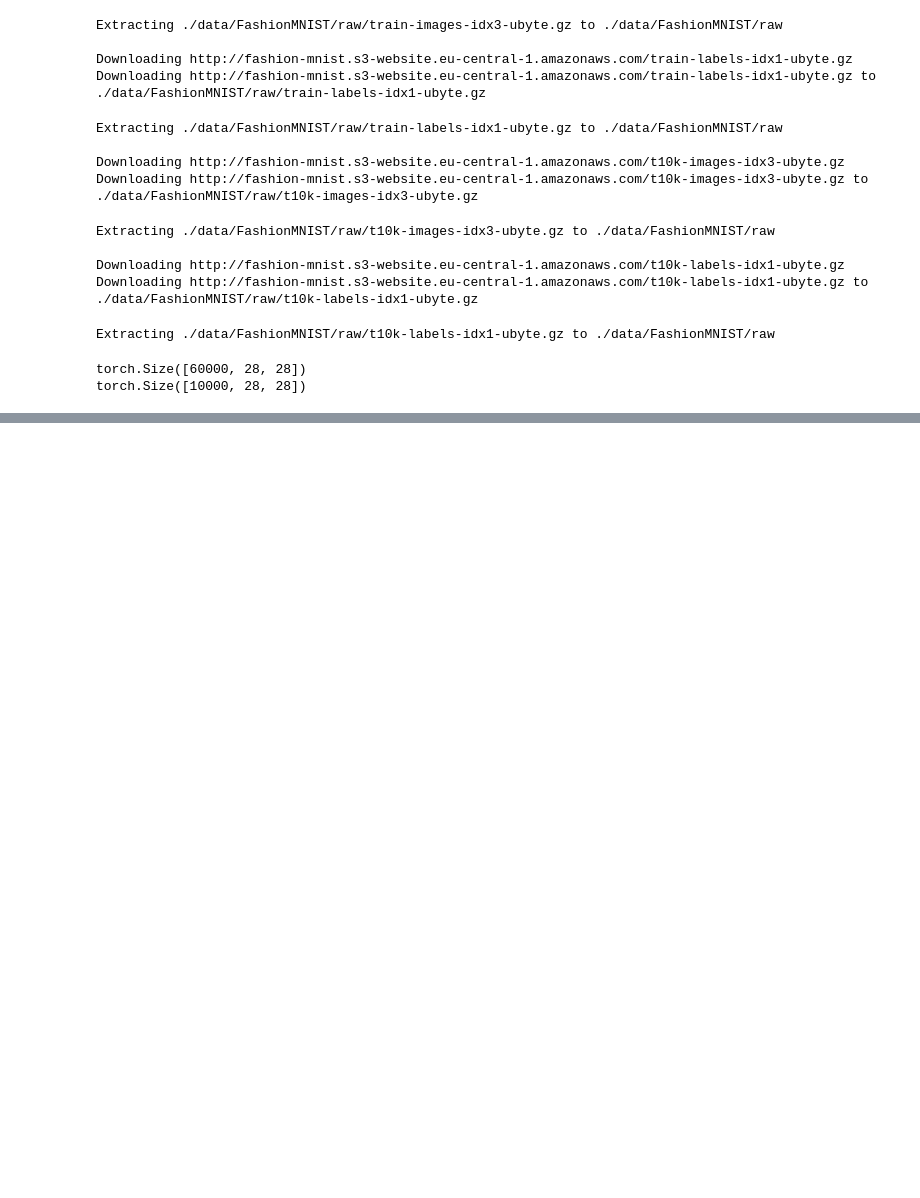
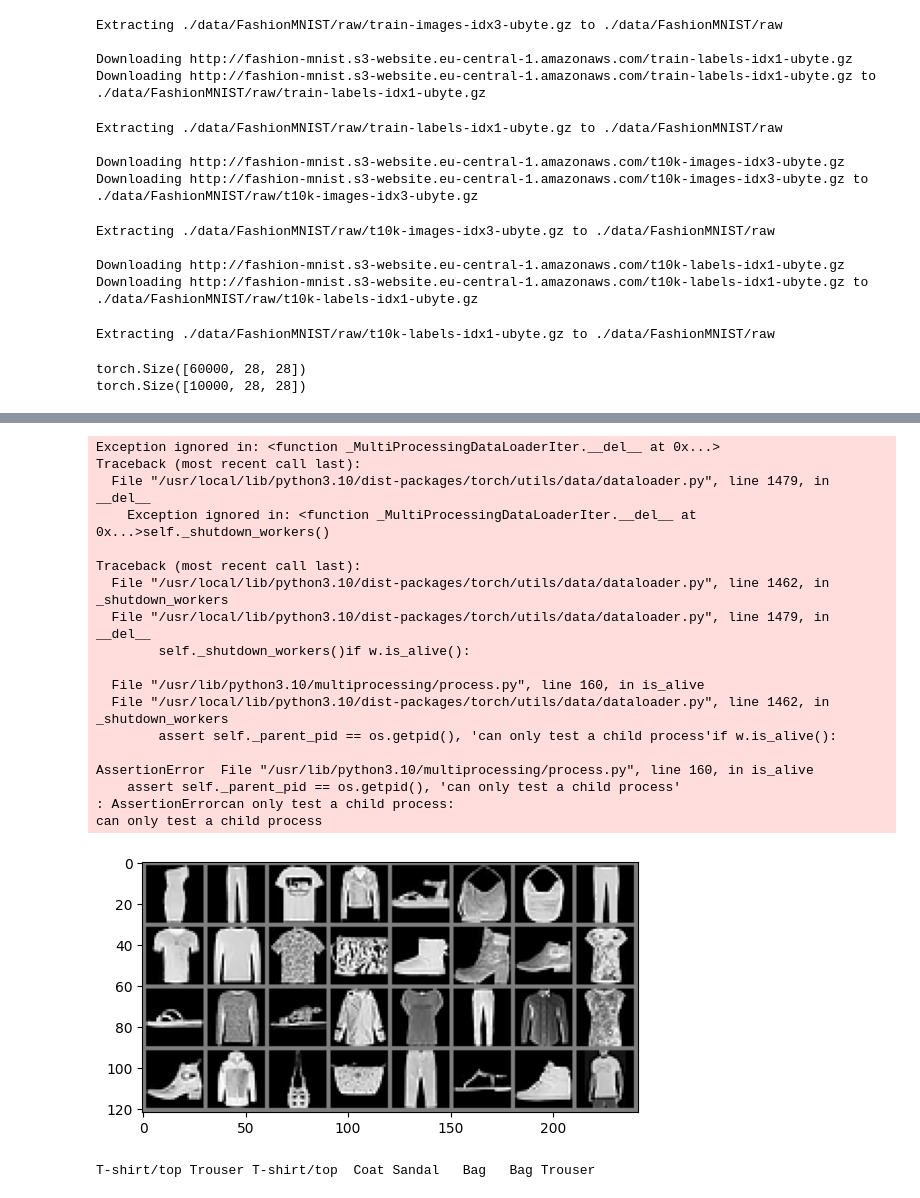
Before and after one commit to alexmacharia/deep_learning_projects, a Jupyter notebook: 7_Pytorch_Fashion_Mnist.ipynb, the cells around one changed output, grey strips where cells are left out. Drawn from its saved outputs; the diff is of its cells as text; code cells hidden in the pictures; blank space fills up the shorter version.

```diff
--- a/7_Pytorch_Fashion_Mnist.ipynb
+++ b/7_Pytorch_Fashion_Mnist.ipynb
@@ -58,0 +69,36 @@ import matplotlib.pyplot as plt
+# %%
+import numpy as np
+
+def imshow(img):
+  img = img / 2 + 0.5
+  npimg = img.numpy()
+  plt.imshow(np.transpose(npimg, (1,2,0)))
+  plt.show()
+
+dataiter = iter(trainloader)
+images, labels = next(dataiter)
+
+imshow(torchvision.utils.make_grid(images))
+
+print(' '.join('%5s' % classes[labels[j]] for j in range(8)))
+# %% [output]
+Exception ignored in: <function _MultiProcessingDataLoaderIter.__del__ at 0x...>
+Traceback (most recent call last):
+  File "/usr/local/lib/python3.10/dist-packages/torch/utils/data/dataloader.py", line 1479, in __del__
+    Exception ignored in: <function _MultiProcessingDataLoaderIter.__del__ at 0x...>self._shutdown_workers()
+
+Traceback (most recent call last):
+  File "/usr/local/lib/python3.10/dist-packages/torch/utils/data/dataloader.py", line 1462, in _shutdown_workers
+  File "/usr/local/lib/python3.10/dist-packages/torch/utils/data/dataloader.py", line 1479, in __del__
+        self._shutdown_workers()if w.is_alive():
+
+  File "/usr/lib/python3.10/multiprocessing/process.py", line 160, in is_alive
+  File "/usr/local/lib/python3.10/dist-packages/torch/utils/data/dataloader.py", line 1462, in _shutdown_workers
+        assert self._parent_pid == os.getpid(), 'can only test a child process'if w.is_alive():
+
+AssertionError  File "/usr/lib/python3.10/multiprocessing/process.py", line 160, in is_alive
+    assert self._parent_pid == os.getpid(), 'can only test a child process'
+: AssertionErrorcan only test a child process:
+can only test a child process
+[figure, added]
+T-shirt/top Trouser T-shirt/top  Coat Sandal   Bag   Bag Trouser
```
Also changed, not shown: parts of 3 cells of this notebook.
